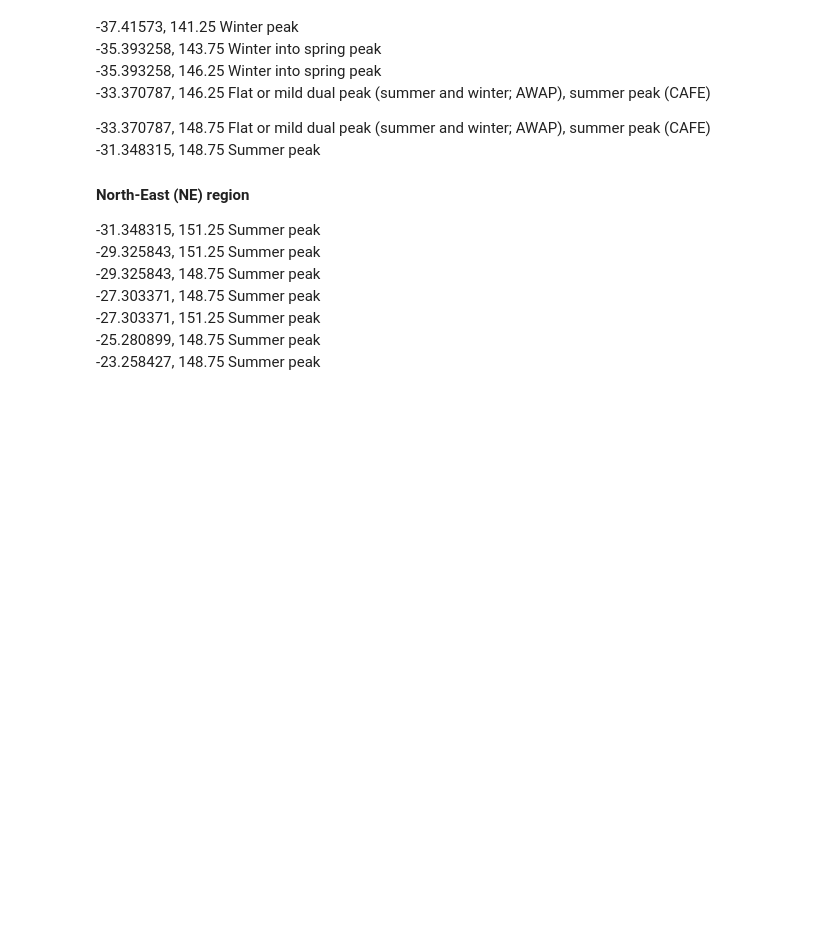
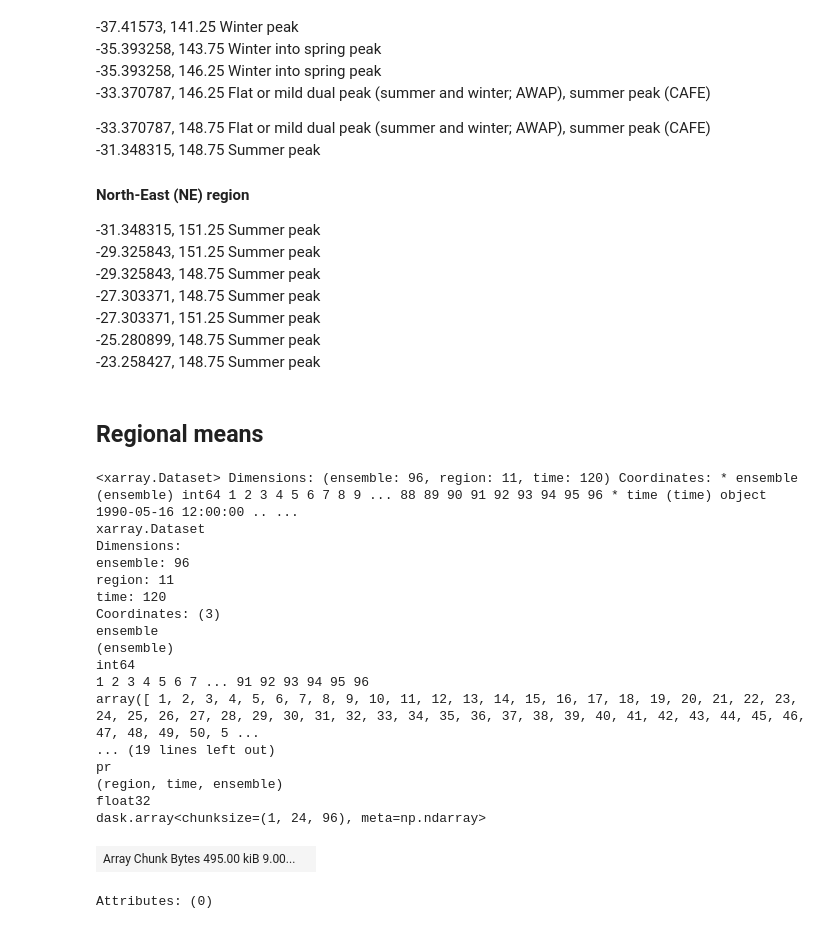
Before and after one commit to AusClimateService/unseen, a Jupyter notebook: notebooks/ag_regions.ipynb, the cells around one changed output. Cells and saved outputs as stored; diff of their text form; code cells hidden in the pictures; blank space fills up the shorter version.

```diff
--- a/notebooks/ag_regions.ipynb
+++ b/notebooks/ag_regions.ipynb
@@ -428,3 +514,28 @@ Coordinates:
 -27.303371, 151.25  Summer peak
 -25.280899, 148.75  Summer peak
 -23.258427, 148.75  Summer peak
+# %% [markdown]
+## Regional means
+# %%
+# unweighted
+cafe.groupby(abares_mask).mean()
+# %% [output]
+<xarray.Dataset> Dimensions: (ensemble: 96, region: 11, time: 120) Coordinates: * ensemble (ensemble) int64 1 2 3 4 5 6 7 8 9 ... 88 89 90 91 92 93 94 95 96 * time (time) object 1990-05-16 12:00:00 .. ...
+xarray.Dataset
+Dimensions:
+ensemble: 96
+region: 11
+time: 120
+Coordinates: (3)
+ensemble
+(ensemble)
+int64
+1 2 3 4 5 6 7 ... 91 92 93 94 95 96
+array([ 1, 2, 3, 4, 5, 6, 7, 8, 9, 10, 11, 12, 13, 14, 15, 16, 17, 18, 19, 20, 21, 22, 23, 24, 25, 26, 27, 28, 29, 30, 31, 32, 33, 34, 35, 36, 37, 38, 39, 40, 41, 42, 43, 44, 45, 46, 47, 48, 49, 50, 5 ...
+... (19 lines left out)
+pr
+(region, time, ensemble)
+float32
+dask.array<chunksize=(1, 24, 96), meta=np.ndarray>
+| Array Chunk Bytes 495.00 kiB 9.00... |  |
+Attributes: (0)
```
Also changed, not shown: parts of 17 cells of this notebook, 4 other files.
